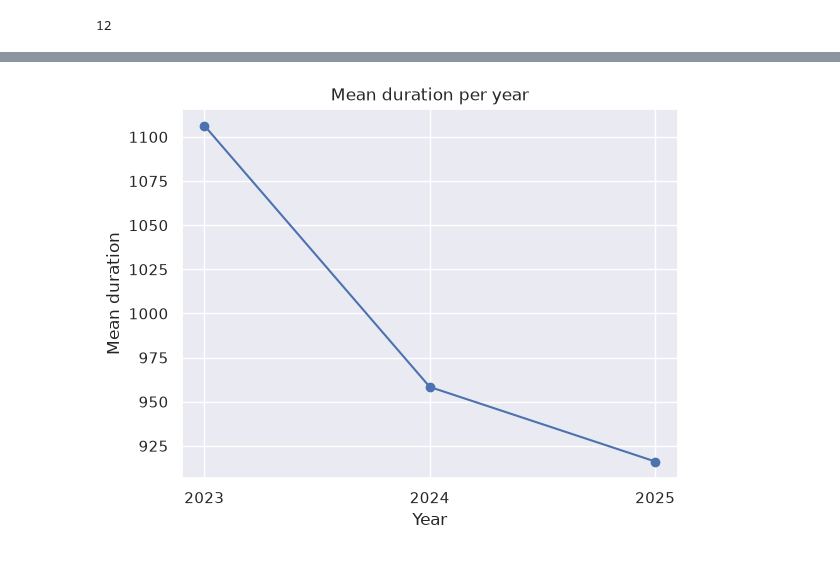
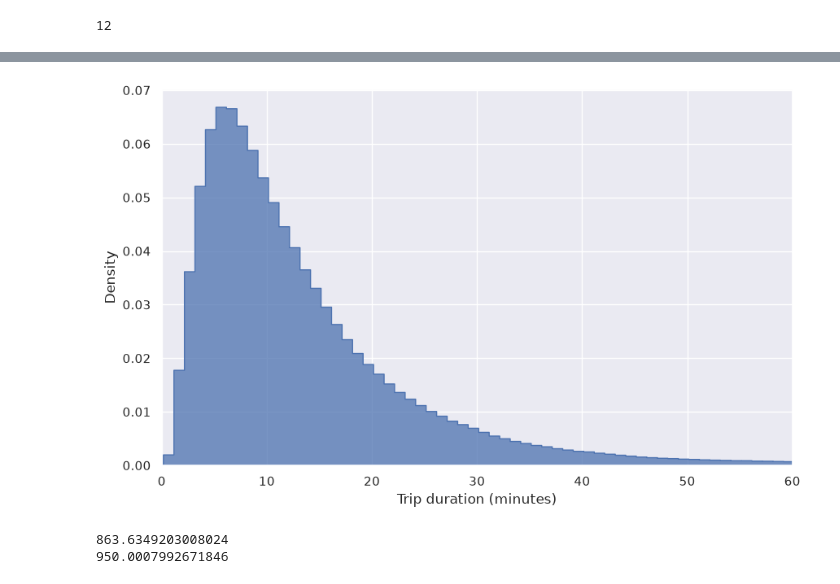
Before and after one commit to huck1ns/BlueBike_DS_Project, a Jupyter notebook: BlueBike_Notebook.ipynb, the cells around one changed output, grey strips where cells are left out. Cells and saved outputs as stored; diff of their text form; code cells hidden in the pictures.

```diff
--- a/BlueBike_Notebook.ipynb
+++ b/BlueBike_Notebook.ipynb
@@ -123,14 +121,26 @@ plt.show()
+# %%
+combined['duration_min'] = combined['tripduration'] / 60
+
+plt.figure(figsize=(10, 6))
+sns.histplot(
+    data=combined, x='duration_min',
+    stat='density', common_norm=False,
+    element='step', binwidth=1, kde=False
+)
+plt.xlim(0, 60)  # zoom in on where most trips are
+plt.xlabel('Trip duration (minutes)')
+plt.show()
+# %% [output]
+[figure, added]
 # %%
-dur_by_year = combined.groupby("year")["tripduration"].apply(np.array)
+electric = combined[combined['rideable_type'] == 'electric_bike']
+classic = combined[combined['rideable_type'] == 'classic_bike']
 
-years = dur_by_year.index.to_numpy()
-means = np.array([np.mean(a) for a in dur_by_year])
-
-plt.plot(years, means, marker="o")
-plt.xlabel("Year")
-plt.ylabel("Mean duration")
-plt.title("Mean duration per year")
-plt.xticks(np.arange(2023,  2025+ 1, 1))
-plt.show()
+electric_duration_mean = np.mean(electric['tripduration'])
+classic_duration_mean = np.mean(classic['tripduration'])
-# %% [output]
-[figure, removed]
+# %%
+print(electric_duration_mean)
+print(classic_duration_mean)
+# %% [output]
+863.6349203008024
+950.0007992671846
```
Also changed, not shown: parts of 10 cells of this notebook.
